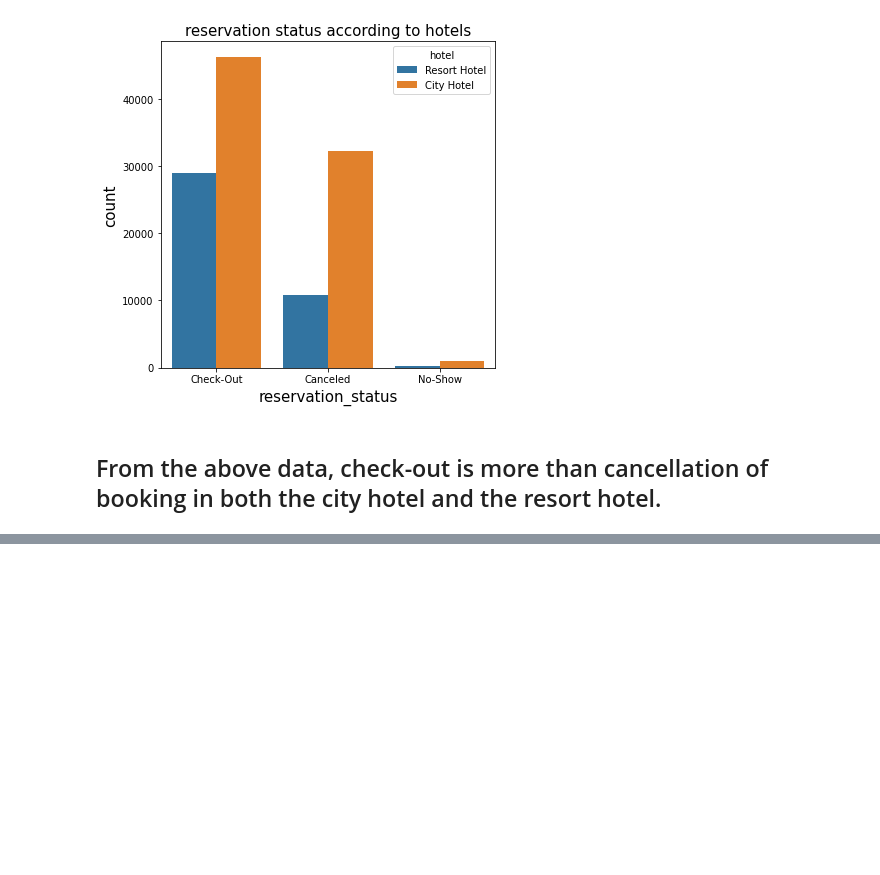
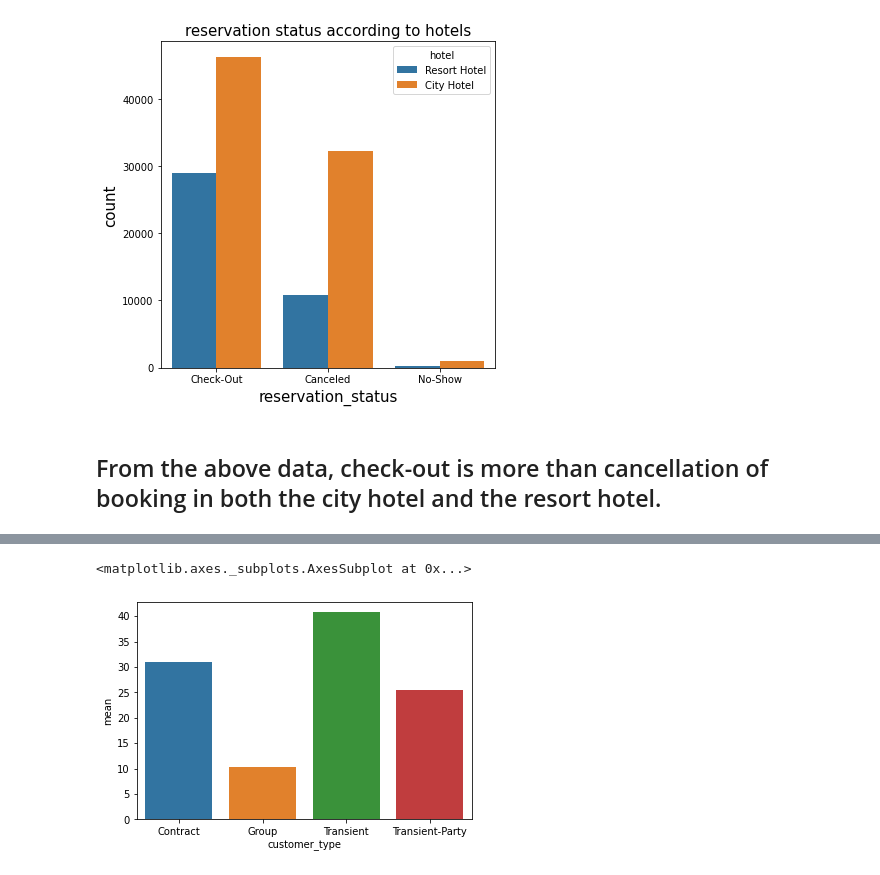
Before and after one commit to meghaadhapure/Hotel_Booking_Analysis, a Jupyter notebook: Hotel_Booking_Analysis_Capstone_Project.ipynb, the cells around one changed output, grey strips where cells are left out. Cells and saved outputs as stored; diff of their text form; code cells hidden in the pictures; blank space fills up the shorter version.

```diff
--- a/Hotel_Booking_Analysis_Capstone_Project.ipynb
+++ b/Hotel_Booking_Analysis_Capstone_Project.ipynb
@@ -683,0 +713,7 @@ Name: is_canceled, dtype: int64
+# %%
+a = hotel_booking_df.groupby("customer_type")['is_canceled'].describe()
+
+sns.barplot(x=a.index, y=a["mean"] * 100)
+# %% [output]
+<matplotlib.axes._subplots.AxesSubplot at 0x...>
+[figure, added]
```
Also changed, not shown: parts of 18 cells of this notebook.
